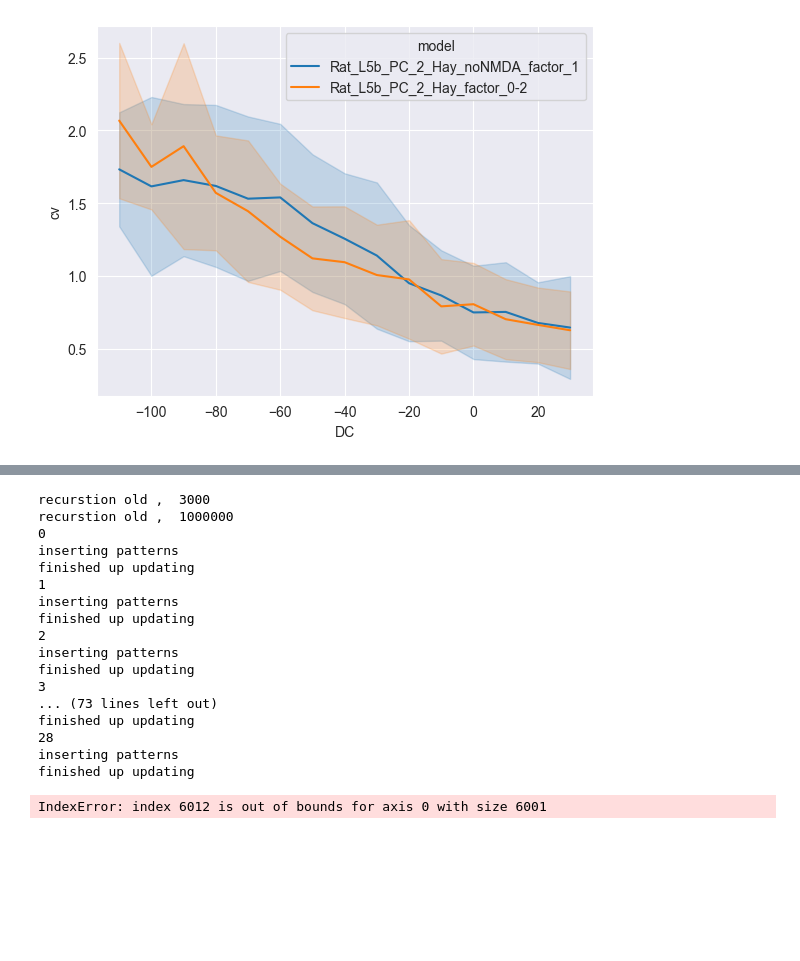
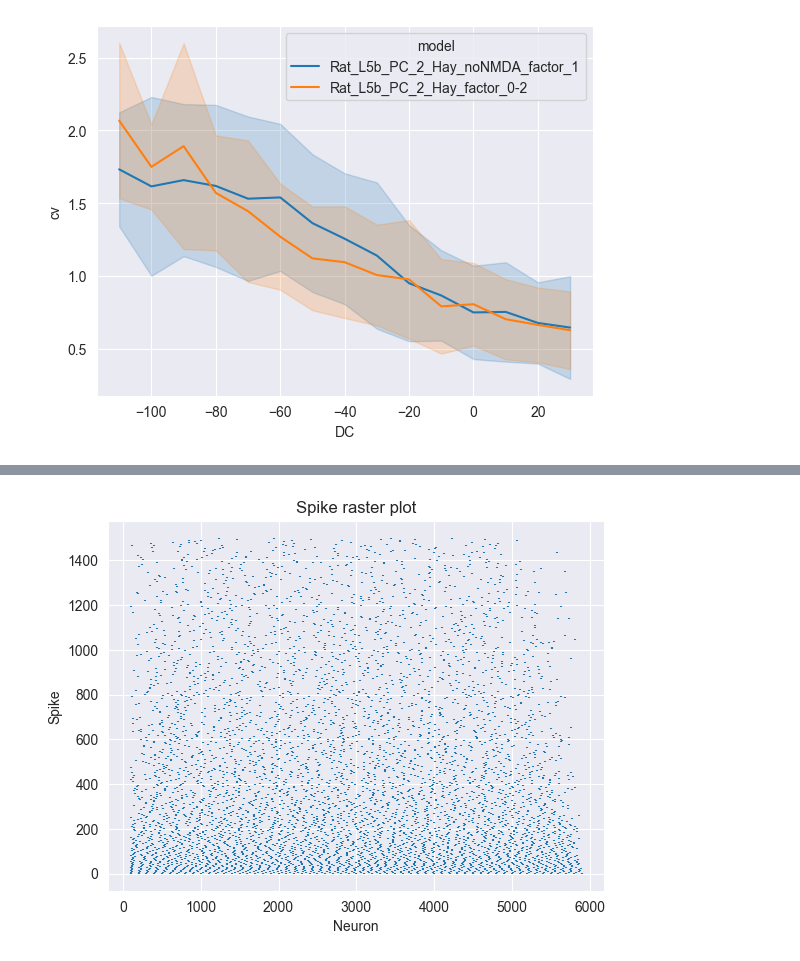
Before and after one commit to NitzanLux/neuron_mi, a Jupyter notebook: isi_evaluation.ipynb, the cells around one changed output, grey strips where cells are left out. Cells and saved outputs as stored; diff of their text form; code cells hidden in the pictures; blank space fills up the shorter version.

```diff
--- a/isi_evaluation.ipynb
+++ b/isi_evaluation.ipynb
@@ -94,0 +102,10 @@ array([ 443., 2647., 1714., ..., 2075., 1005., 2664.])
+# %%
+spike_arr=[]
+spike_np = r_c_arr
+plt.eventplot(spike_np)#, color=colorCodes, linelengths=lineSize)
+plt.title('Spike raster plot')
+plt.xlabel('Neuron')
+plt.ylabel('Spike')
+plt.show()
+# %% [output]
+[figure, added]
@@ -99,32 +139,11 @@ from tqdm import tqdm
 
 
 r_ent=[]
-for i,r in enumerate(r_arr):
-    z=np.zeros((int(max_length+1),))
-    r=np.cumsum(r).astype(int)
-    z[r]=1
+for i,z in enumerate(spike_arr):
+
     print(i)
     b = ent.CTW()
     tqdm(b.insert_pattern(z.astype(int).tolist()), disable=True)
     r_ent.append(b.get_entropy(max_length))
 plt.plot(x,r_ent)
 plt.show()
-# %% [output]
-recurstion old ,  3000
-recurstion old ,  1000000
-0
-inserting patterns
-finished up updating
-1
-inserting patterns
-finished up updating
-2
-inserting patterns
-finished up updating
-3
-... (73 lines left out)
-finished up updating
-28
-inserting patterns
-finished up updating
-IndexError: index 6012 is out of bounds for axis 0 with size 6001
```
Also changed, not shown: parts of 4 cells of this notebook, 2 other files.
